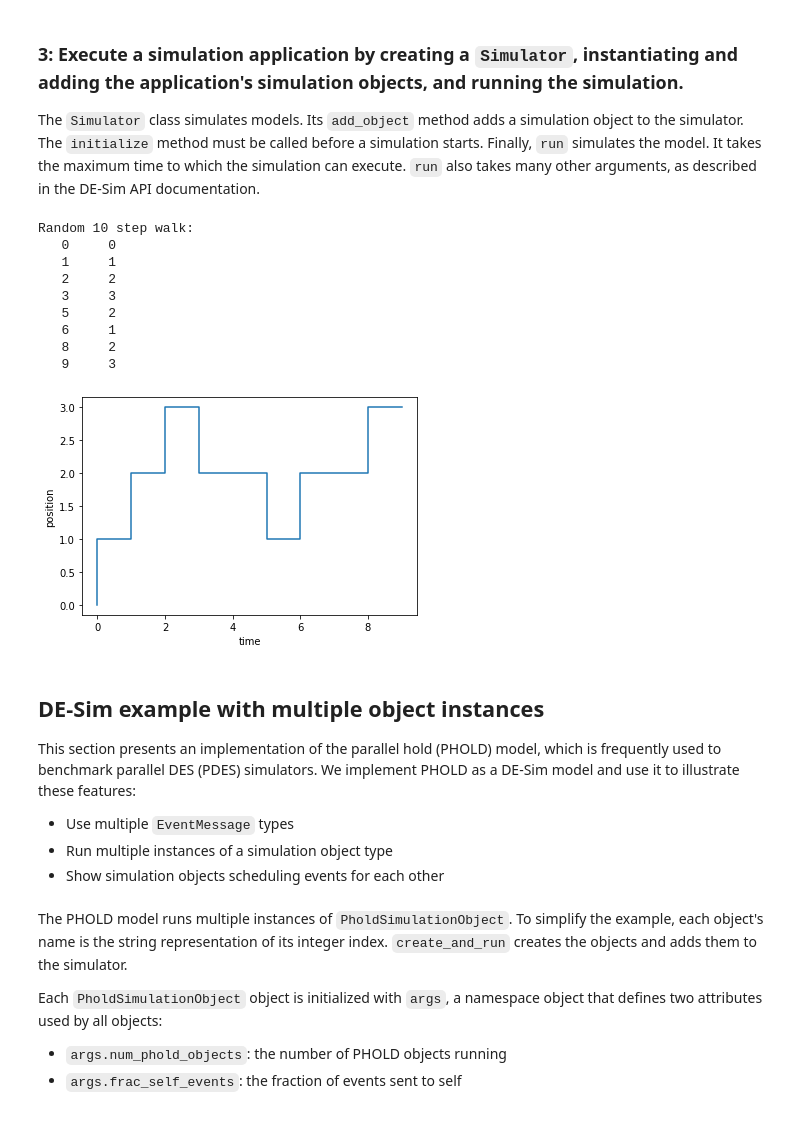
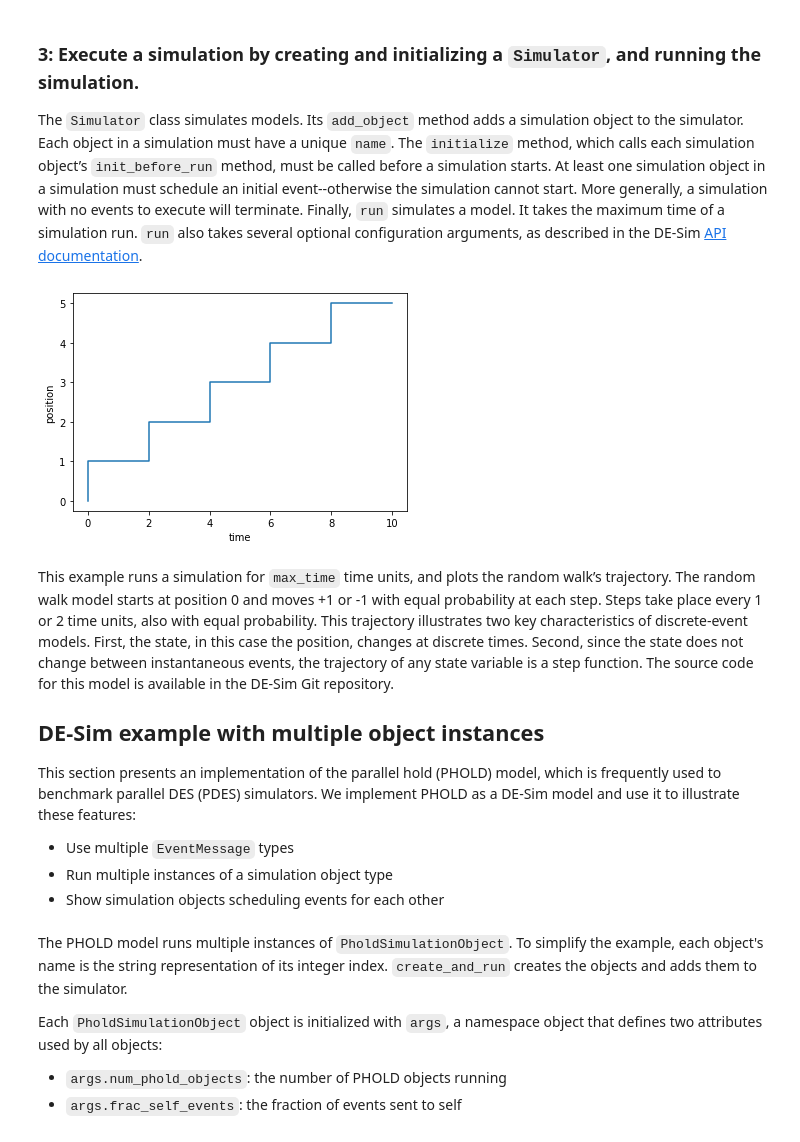
Before and after one commit to KarrLab/de_sim, a Jupyter notebook: de_sim/examples/jupyter_examples/1. DE-Sim tutorial.ipynb, the cells around one changed output. Saved outputs shown, nothing was run; the diff lists cells and outputs as text; code cells hidden in the pictures.

Commit message:
updated random walk code and discussion in J. notebook with version in paper; fix a few typos in paper

```diff
--- a/de_sim/examples/jupyter_examples/1. DE-Sim tutorial.ipynb
+++ b/de_sim/examples/jupyter_examples/1. DE-Sim tutorial.ipynb
@@ -50,6 +47,6 @@ Event message classes must be documented by docstrings.
 import de_sim
 
 class RandomStepMessage(de_sim.EventMessage):
-    "An event message class that specifies a random step"
+    "An event message class that stores the value of a random walk step"
     attributes = ['step']
 # %% [markdown]
@@ -135,50 +141,46 @@ A subclass of `SimulationObject` contains special methods and attributes that de
 # %% [markdown]
-### 3: Execute a simulation application by creating a `Simulator`, instantiating and adding the application's simulation objects, and running the simulation.
+### 3: Execute a simulation by creating and initializing a `Simulator`, and running the simulation.
 
 The `Simulator` class simulates models.
 Its `add_object` method adds a simulation object to the simulator.
-The `initialize` method must be called before a simulation starts.
-Finally, `run` simulates the model. It takes the maximum time to which the simulation can execute. `run` also takes many other arguments, as described in the DE-Sim API documentation.
+Each object in a simulation must have a unique `name`.
+The `initialize` method, which calls each simulation object’s `init_before_run` method, must be called before a simulation starts.
+At least one simulation object in a simulation must schedule an initial event--otherwise the simulation cannot start.
+More generally, a simulation with no events to execute will terminate.
+Finally, `run` simulates a model. It takes the maximum time of a simulation run. `run` also takes several optional configuration arguments, as described in the DE-Sim [API documentation](https://docs.karrlab.org/de_sim/master/source/de_sim.html#de_sim.simulator.Simulator.simulate).
 # %%
-# create a simulator
+# Create a simulator
 simulator = de_sim.Simulator()
 
-# create a simulation object and add it to the simulation
+# Create a random walk simulation object and add it to the simulation
 random_walk_sim_obj = RandomWalkSimulationObject('rand_walk')
 simulator.add_object(random_walk_sim_obj)
 
-# initialize the simulation, and send initial event messages
+# Initialize the simulation
+# This executes `init_before_run` in `random_walk_sim_obj`
 simulator.initialize()
 
-# run the simulation until time 10
+# Run the simulation until time 10
 max_time = 10
 simulator.run(max_time)
 
-# print the random walk
-print(f'{max_time} time unit random walk:')
-for time, pos in zip(random_walk_sim_obj.history['times'],
-                     random_walk_sim_obj.history['positions']):
-    print(f"{time:4.0f}{pos:>6}")
-
-# plot the random walk as a step function
-%matplotlib inline
+# Plot the random walk
 import matplotlib.pyplot as plt
-plt.step(random_walk_sim_obj.history['times'], random_walk_sim_obj.history['positions'])
+plt.step(random_walk_sim_obj.history['times'],
+         random_walk_sim_obj.history['positions'])
 plt.xlabel('time')
 plt.ylabel('position')
 plt.show()
 # %% [output]
-Random 10 step walk:
-   0     0
-   1     1
-   2     2
-   3     3
-   5     2
-   6     1
-   8     2
-   9     3
-[figure, old version]
+[figure, new version]
 # %% [markdown]
+This example runs a simulation for `max_time` time units, and plots the random walk’s trajectory.
+The random walk model starts at position 0 and moves +1 or -1 with equal probability at each step.
+Steps take place every 1 or 2 time units, also with equal probability.
+This trajectory illustrates two key characteristics of discrete-event models. First, the state, in this case the position, changes at discrete times.
+Second, since the state does not change between instantaneous events, the trajectory of any state variable is a step function.
+The source code for this model is available in the DE-Sim Git repository.
+
 ## DE-Sim example with multiple object instances
 
 This section presents an implementation of the parallel hold (PHOLD) model, which is frequently used to benchmark parallel DES (PDES) simulators.
```
Also changed, not shown: parts of 7 cells of this notebook, 1 other file.
